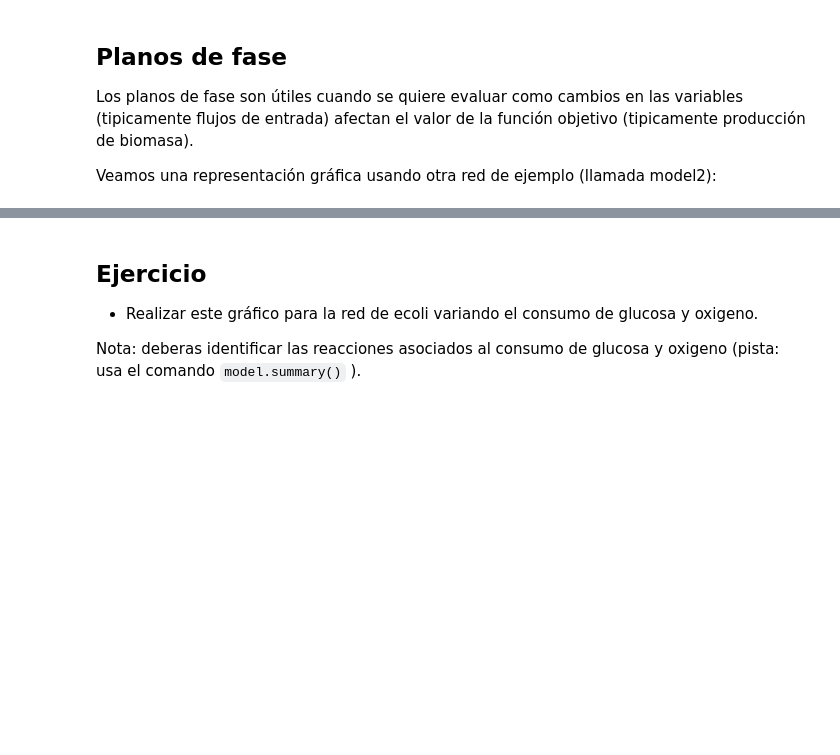
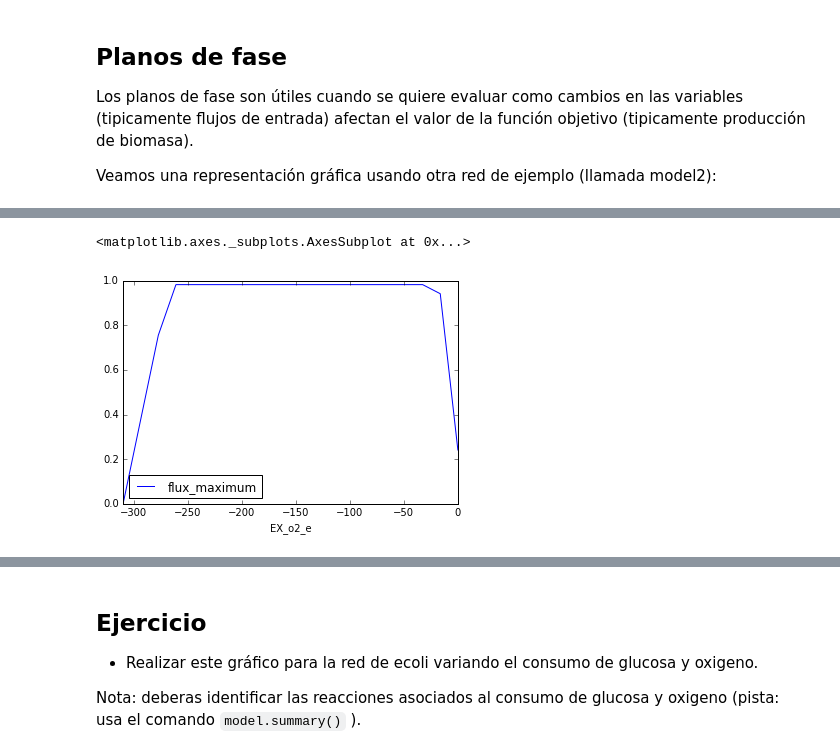
Before and after one commit to modcommet/Clases, a Jupyter notebook: clase5.ipynb, the cells around one changed output, grey strips where cells are left out. Saved outputs shown, nothing was run; the diff lists cells and outputs as text; code cells hidden in the pictures; blank space fills up the shorter version.

```diff
--- a/clase5.ipynb
+++ b/clase5.ipynb
@@ -161,0 +270,3 @@ data.plot_matplotlib();
+# %%
+prod_env = production_envelope( model, ["EX_o2_e"],  carbon_sources="EX_glc_e")
+prod_env.head()
@@ -161,0 +280,5 @@ data.plot_matplotlib();
+# %%
+prod_env.plot( kind='line', x='EX_o2_e', y='flux_maximum')
+# %% [output]
+<matplotlib.axes._subplots.AxesSubplot at 0x...>
+[figure, added]
```
Also changed, not shown: parts of 26 cells of this notebook.
